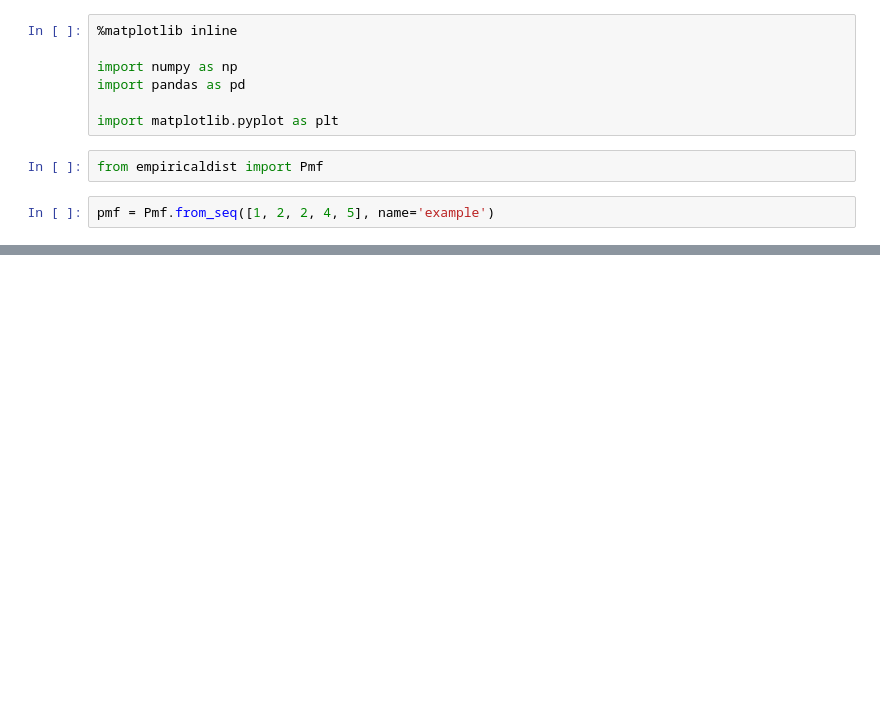
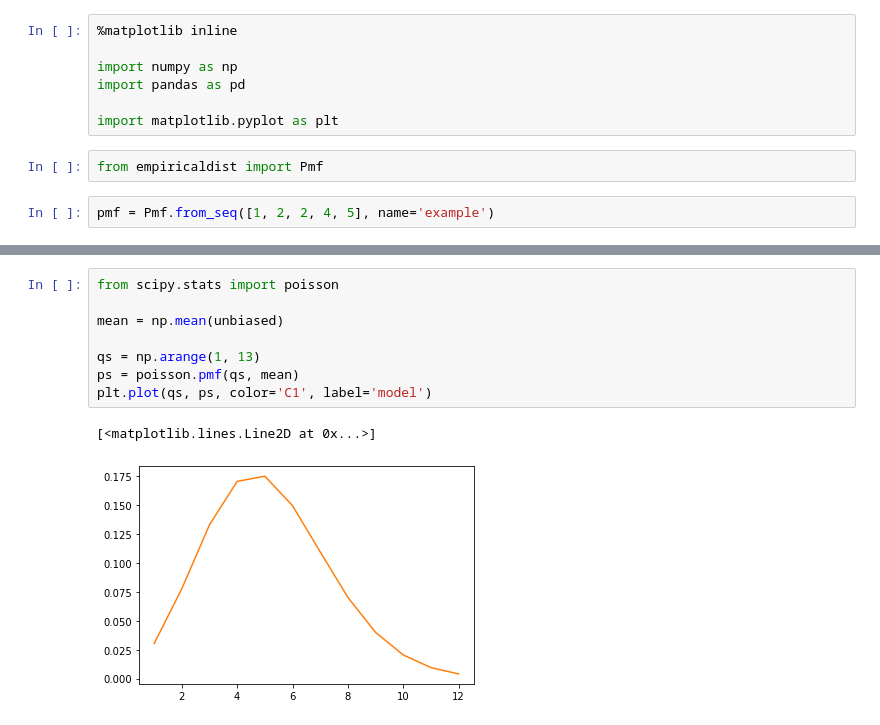
Before and after one commit to AllenDowney/empiricaldist, a Jupyter notebook: empiricaldist/test_plot.ipynb, the cells around one changed output, grey strips where cells are left out. Saved outputs shown, nothing was run; the diff lists cells and outputs as text; blank space fills up the shorter version.

```diff
--- a/empiricaldist/test_plot.ipynb
+++ b/empiricaldist/test_plot.ipynb
@@ -61,0 +93,11 @@ plt.legend();
+# %%
+from scipy.stats import poisson
+
+mean = np.mean(unbiased)
+
+qs = np.arange(1, 13)
+ps = poisson.pmf(qs, mean)
+plt.plot(qs, ps, color='C1', label='model')
+# %% [output]
+[<matplotlib.lines.Line2D at 0x...>]
+[figure, added]
```
Also changed, not shown: parts of 14 cells of this notebook, 1 other file.
